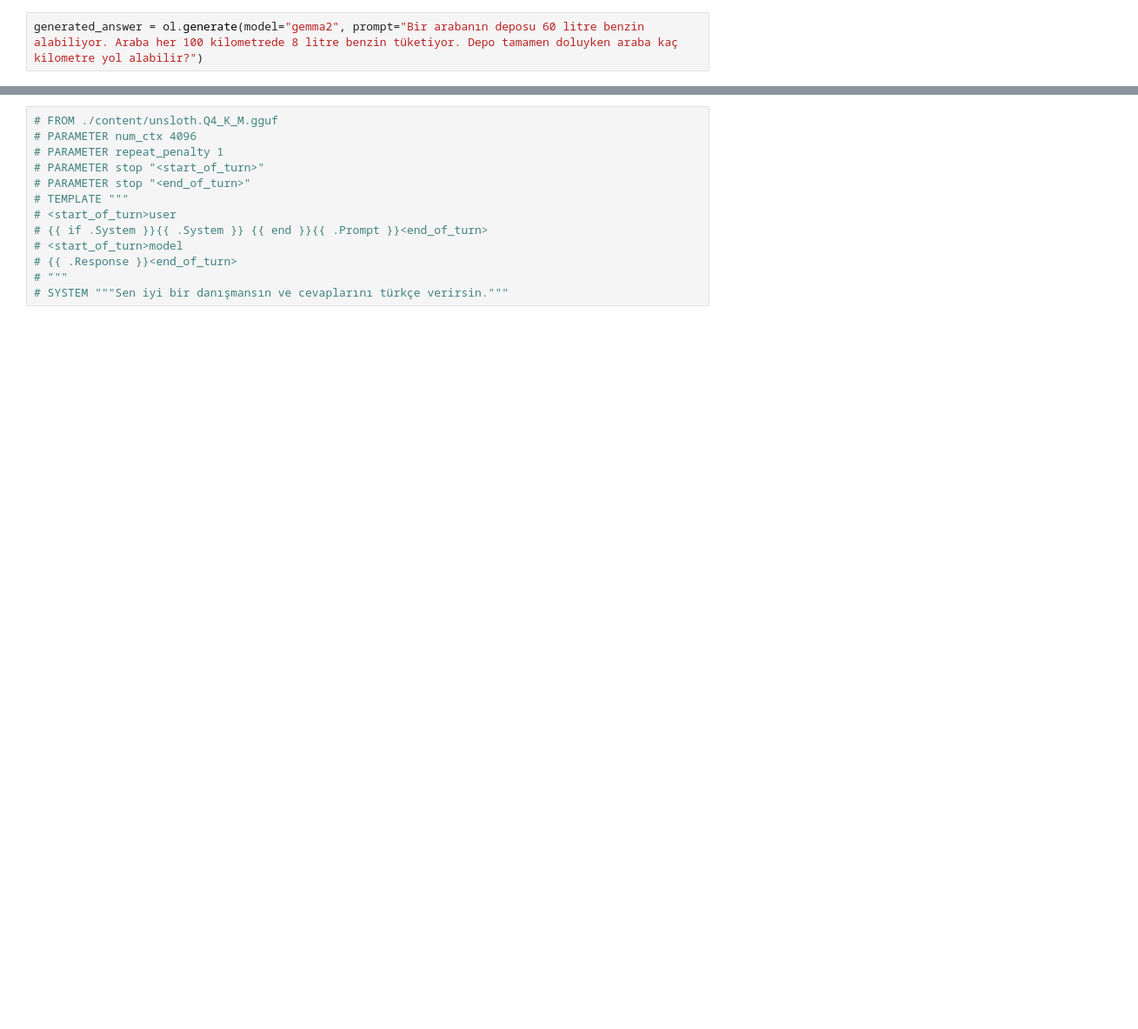
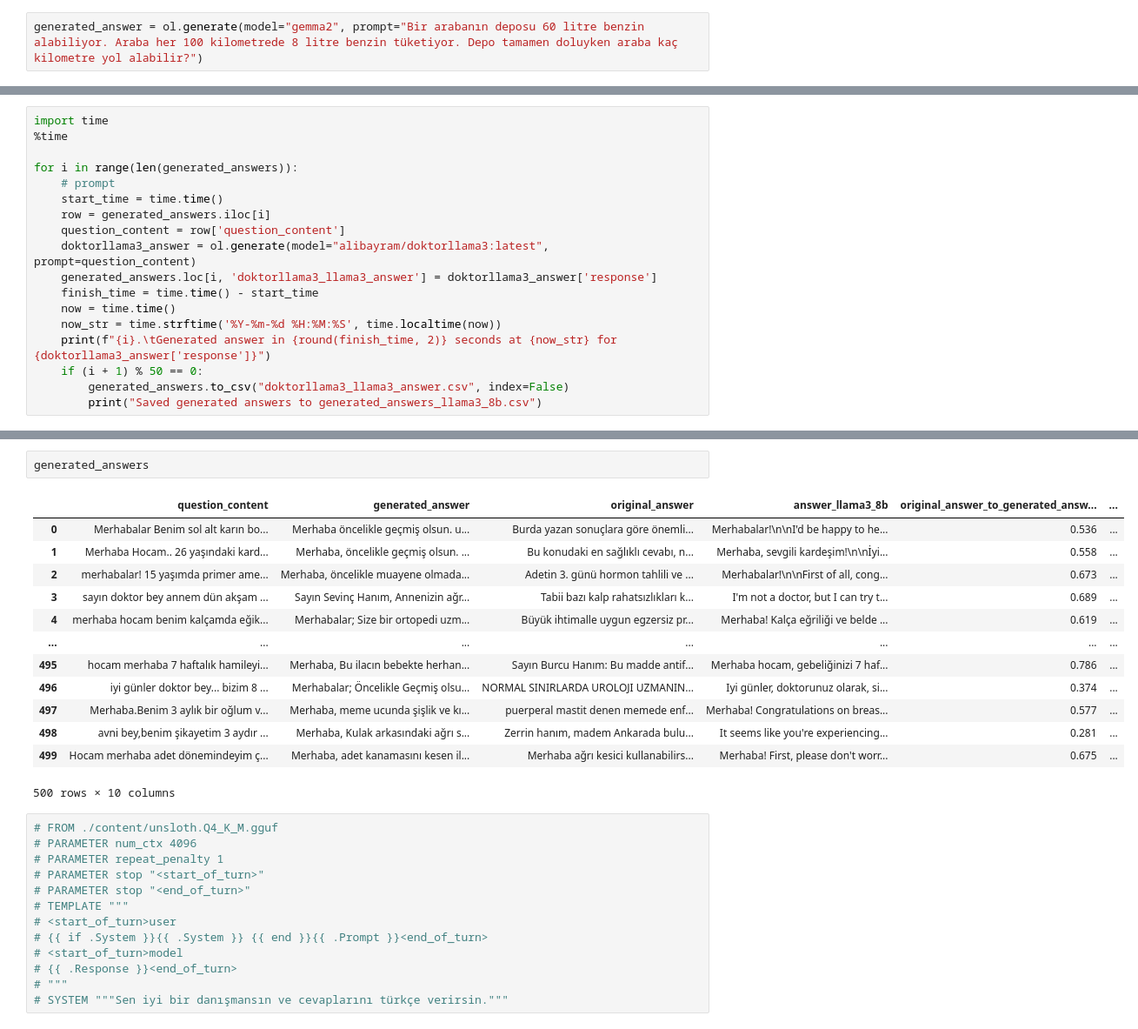
Before and after one commit to malibayram/doktora, a Jupyter notebook: skorlama/ollama.ipynb, the cells around one changed output, grey strips where cells are left out. Shown: that part at 87% size. Cells and saved outputs as stored; diff of their text form; blank space fills up the shorter version.

```diff
--- a/skorlama/ollama.ipynb
+++ b/skorlama/ollama.ipynb
@@ -68,0 +71,18 @@ generated_answer['response']
+# %%
+import time
+%time
+
+for i in range(len(generated_answers)):
+    # prompt
+    start_time = time.time()
+    row = generated_answers.iloc[i]
+    question_content = row['question_content']
+    doktorllama3_answer = ol.generate(model="alibayram/doktorllama3:latest", prompt=question_content)
+    generated_answers.loc[i, 'doktorllama3_llama3_answer'] = doktorllama3_answer['response']
+    finish_time = time.time() - start_time
+    now = time.time()
+    now_str = time.strftime('%Y-%m-%d %H:%M:%S', time.localtime(now))
+    print(f"{i}.\tGenerated answer in {round(finish_time, 2)} seconds at {now_str} for {doktorllama3_answer['response']}")
+    if (i + 1) % 50 == 0:
+        generated_answers.to_csv("doktorllama3_llama3_answer.csv", index=False)
+        print("Saved generated answers to generated_answers_llama3_8b.csv")
@@ -69,3 +107,19 @@ generated_answer['response']
+# %%
+generated_answers
+# %% [output]
+|  | question_content | generated_answer | original_answer | answer_llama3_8b | original_answer_to_generated_answ... | ... |
+| 0 | Merhabalar Benim sol alt karın bo... | Merhaba öncelikle geçmiş olsun. u... | Burda yazan sonuçlara göre önemli... | Merhabalar!\n\nI'd be happy to he... | 0.536 | ... |
+| 1 | Merhaba Hocam.. 26 yaşındaki kard... | Merhaba, öncelikle geçmiş olsun. ... | Bu konudaki en sağlıklı cevabı, n... | Merhaba, sevgili kardeşim!\n\nİyi... | 0.558 | ... |
+| 2 | merhabalar! 15 yaşımda primer ame... | Merhaba, öncelikle muayene olmada... | Adetin 3. günü hormon tahlili ve ... | Merhabalar!\n\nFirst of all, cong... | 0.673 | ... |
+| 3 | sayın doktor bey annem dün akşam ... | Sayın Sevinç Hanım, Annenizin ağr... | Tabii bazı kalp rahatsızlıkları k... | I'm not a doctor, but I can try t... | 0.689 | ... |
+| 4 | merhaba hocam benim kalçamda eğik... | Merhabalar; Size bir ortopedi uzm... | Büyük ihtimalle uygun egzersiz pr... | Merhaba! Kalça eğriliği ve belde ... | 0.619 | ... |
+| ... | ... | ... | ... | ... | ... | ... |
+| 495 | hocam merhaba 7 haftalık hamileyi... | Merhaba, Bu ilacın bebekte herhan... | Sayın Burcu Hanım: Bu madde antif... | Merhaba hocam, gebeliğinizi 7 haf... | 0.786 | ... |
+| 496 | iyi günler doktor bey... bizim 8 ... | Merhabalar; Öncelikle Geçmiş olsu... | NORMAL SINIRLARDA UROLOJI UZMANIN... | Iyi günler, doktorunuz olarak, si... | 0.374 | ... |
+| 497 | Merhaba.Benim 3 aylık bir oğlum v... | Merhaba, meme ucunda şişlik ve kı... | puerperal mastit denen memede enf... | Merhaba! Congratulations on breas... | 0.577 | ... |
+| 498 | avni bey,benim şikayetim 3 aydır ... | Merhaba, Kulak arkasındaki ağrı s... | Zerrin hanım, madem Ankarada bulu... | It seems like you're experiencing... | 0.281 | ... |
+| 499 | Hocam merhaba adet dönemindeyim ç... | Merhaba, adet kanamasını kesen il... | Merhaba ağrı kesici kullanabilirs... | Merhaba! First, please don't worr... | 0.675 | ... |
+500 rows × 10 columns
 # %%
 # FROM ./content/unsloth.Q4_K_M.gguf
 # PARAMETER num_ctx 4096
```
Also changed, not shown: parts of 12 cells of this notebook, 14 other files.
